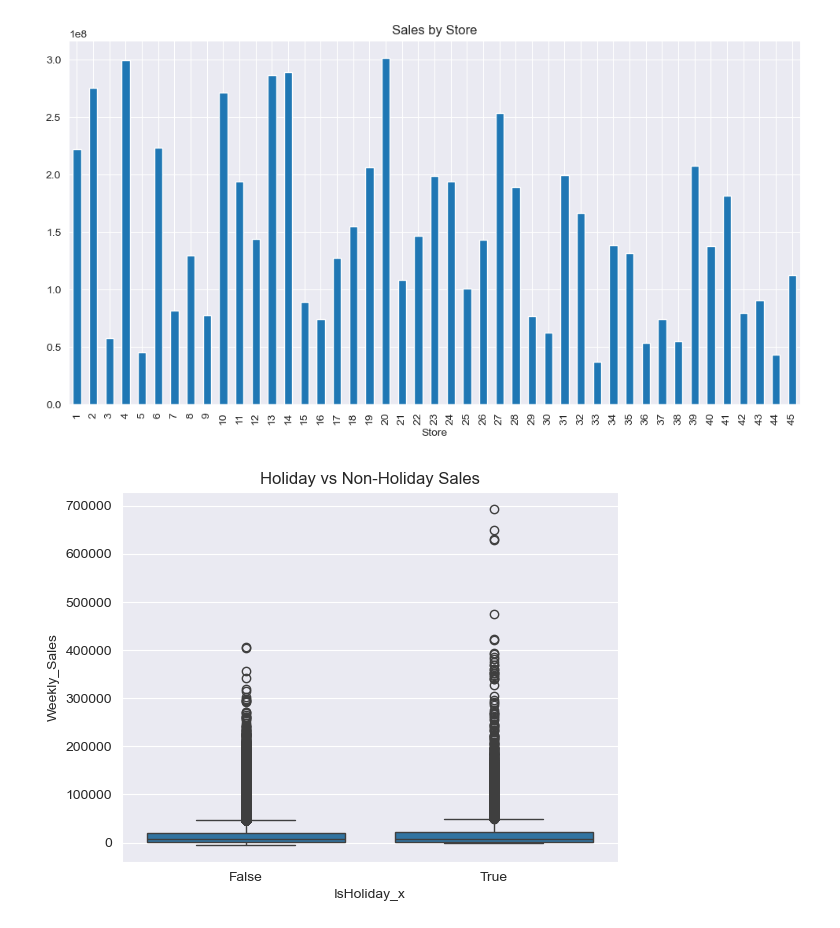
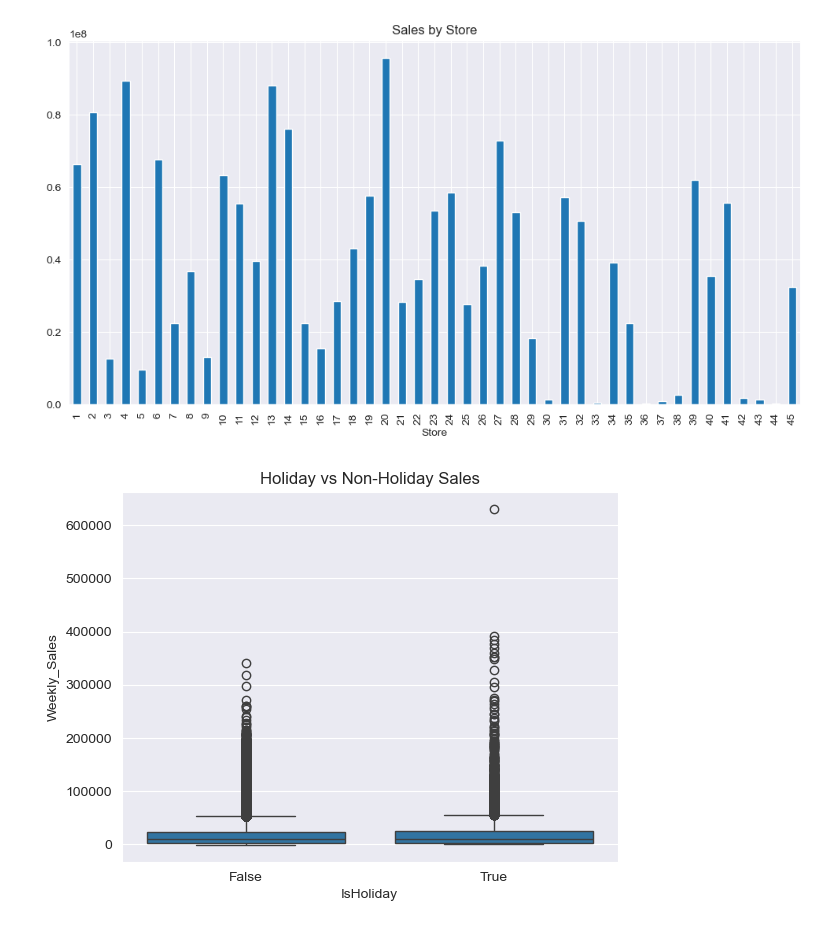
Before and after one commit to manasjadhav0086/retail-demand-forecasting, a Jupyter notebook: EDA.ipynb, the cells around one changed output. Drawn from its saved outputs; the diff is of its cells as text; code cells hidden in the pictures.

```diff
--- a/EDA.ipynb
+++ b/EDA.ipynb
@@ -59,10 +59,8 @@ Weekly_Sales    0
 IsHoliday       0
 dtype: int64
 # %%
-train['Date'] = pd.to_datetime(train['Date'])
-features['Date'] = pd.to_datetime(features['Date'], dayfirst=True)
-df = train.merge(features, on=['Store','Date'], how='left')
-df = df.merge(stores, on='Store', how='left')
+df = train.merge(features, on=["Store", "Date", "IsHoliday"])
+df = df.merge(stores, on="Store")
 
 print(df.head())
 # %% [output]
@@ -82,9 +87,9 @@ print(df.head())
 # %%
-df['Date'] = pd.to_datetime(df['Date'])
+df["Date"] = pd.to_datetime(df["Date"])
 
-df['year'] = df['Date'].dt.year
-df['month'] = df['Date'].dt.month
-df['week'] = df['Date'].dt.isocalendar().week
+df["Year"] = df["Date"].dt.year
+df["Month"] = df["Date"].dt.month
+df["Week"] = df["Date"].dt.isocalendar().week.astype(int)
 # %%
 sales_trend = df.groupby('Date')['Weekly_Sales'].sum()
 
@@ -102,12 +107,12 @@ store_sales.plot(kind='bar')
 plt.title("Sales by Store")
 plt.show()
 # %% [output]
-[figure, old version]
+[figure, new version]
 # %%
-sns.boxplot(x='IsHoliday_x', y='Weekly_Sales', data=df)
+sns.boxplot(x='IsHoliday', y='Weekly_Sales', data=df)
 
 plt.title("Holiday vs Non-Holiday Sales")
 plt.show()
 # %% [output]
-[figure, old version]
+[figure, new version]
 # %%
```
Also changed, not shown: parts of 13 cells of this notebook, 1 other file.
